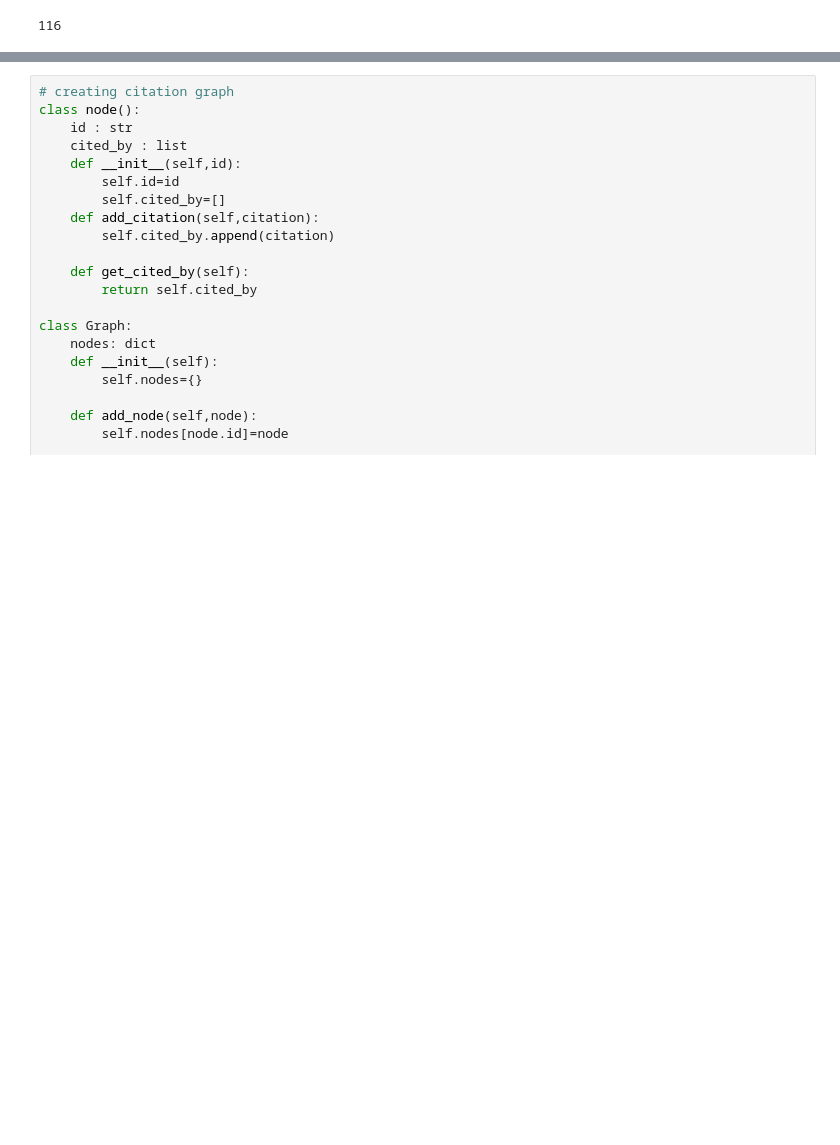
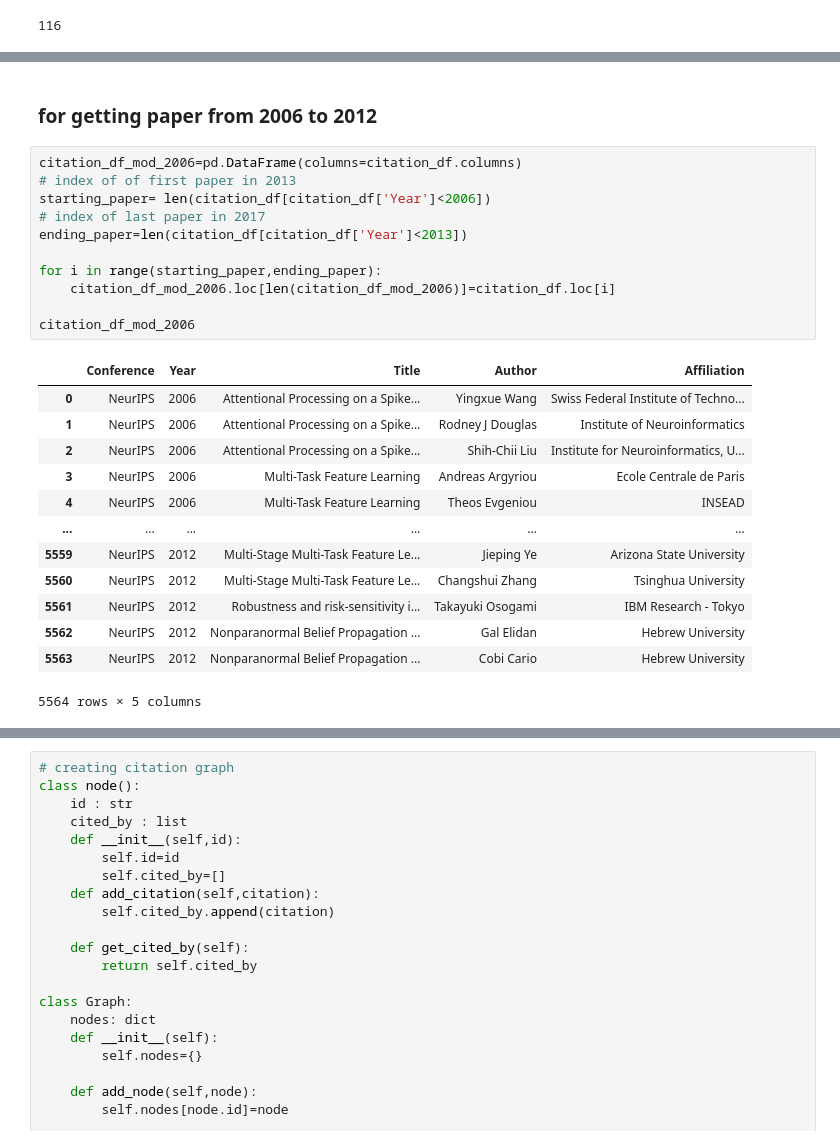
Before and after one commit to Sandeep-Desai/CS328-WrittenAssignment, a Jupyter notebook: citations.ipynb, the cells around one changed output, grey strips where cells are left out. Saved outputs shown, nothing was run; the diff lists cells and outputs as text; blank space fills up the shorter version.

```diff
--- a/citations.ipynb
+++ b/citations.ipynb
@@ -100,0 +103,27 @@ citation_df_mod.head()
+# %% [markdown]
+### for getting paper from 2006 to 2012
+# %%
+citation_df_mod_2006=pd.DataFrame(columns=citation_df.columns)
+# index of of first paper in 2013
+starting_paper= len(citation_df[citation_df['Year']<2006])
+# index of last paper in 2017
+ending_paper=len(citation_df[citation_df['Year']<2013])
+
+for i in range(starting_paper,ending_paper):
+    citation_df_mod_2006.loc[len(citation_df_mod_2006)]=citation_df.loc[i]
+
+citation_df_mod_2006
+# %% [output]
+|  | Conference | Year | Title | Author | Affiliation |
+| 0 | NeurIPS | 2006 | Attentional Processing on a Spike... | Yingxue Wang | Swiss Federal Institute of Techno... |
+| 1 | NeurIPS | 2006 | Attentional Processing on a Spike... | Rodney J Douglas | Institute of Neuroinformatics |
+| 2 | NeurIPS | 2006 | Attentional Processing on a Spike... | Shih-Chii Liu | Institute for Neuroinformatics, U... |
+| 3 | NeurIPS | 2006 | Multi-Task Feature Learning | Andreas Argyriou | Ecole Centrale de Paris |
+| 4 | NeurIPS | 2006 | Multi-Task Feature Learning | Theos Evgeniou | INSEAD |
+| ... | ... | ... | ... | ... | ... |
+| 5559 | NeurIPS | 2012 | Multi-Stage Multi-Task Feature Le... | Jieping Ye | Arizona State University |
+| 5560 | NeurIPS | 2012 | Multi-Stage Multi-Task Feature Le... | Changshui Zhang | Tsinghua University |
+| 5561 | NeurIPS | 2012 | Robustness and risk-sensitivity i... | Takayuki Osogami | IBM Research - Tokyo |
+| 5562 | NeurIPS | 2012 | Nonparanormal Belief Propagation ... | Gal Elidan | Hebrew University |
+| 5563 | NeurIPS | 2012 | Nonparanormal Belief Propagation ... | Cobi Cario | Hebrew University |
+5564 rows × 5 columns
```
Also changed, not shown: parts of 12 cells of this notebook, 19 other files.
